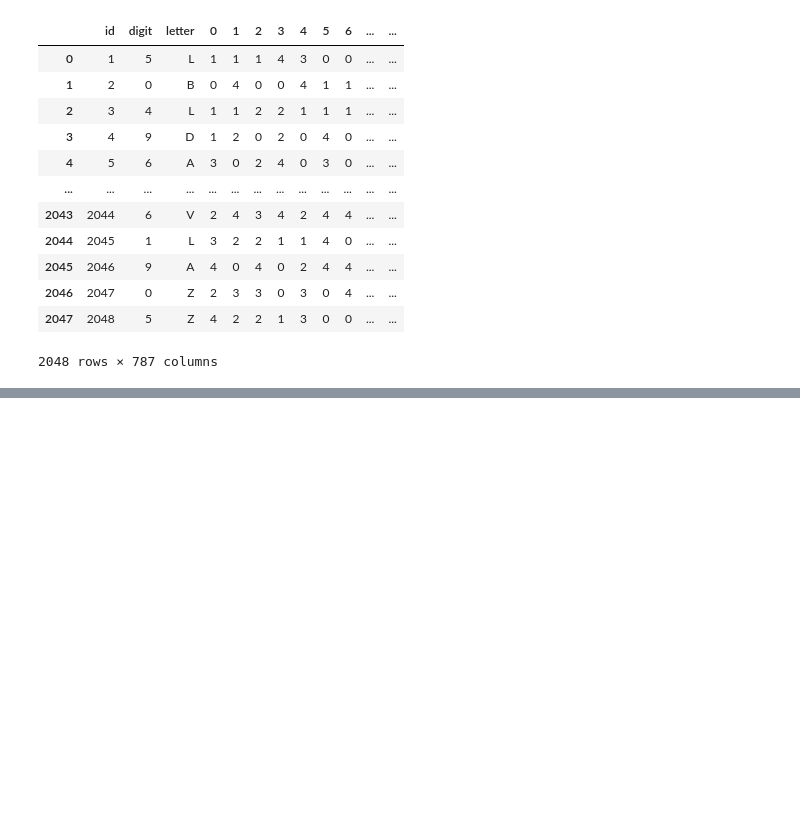
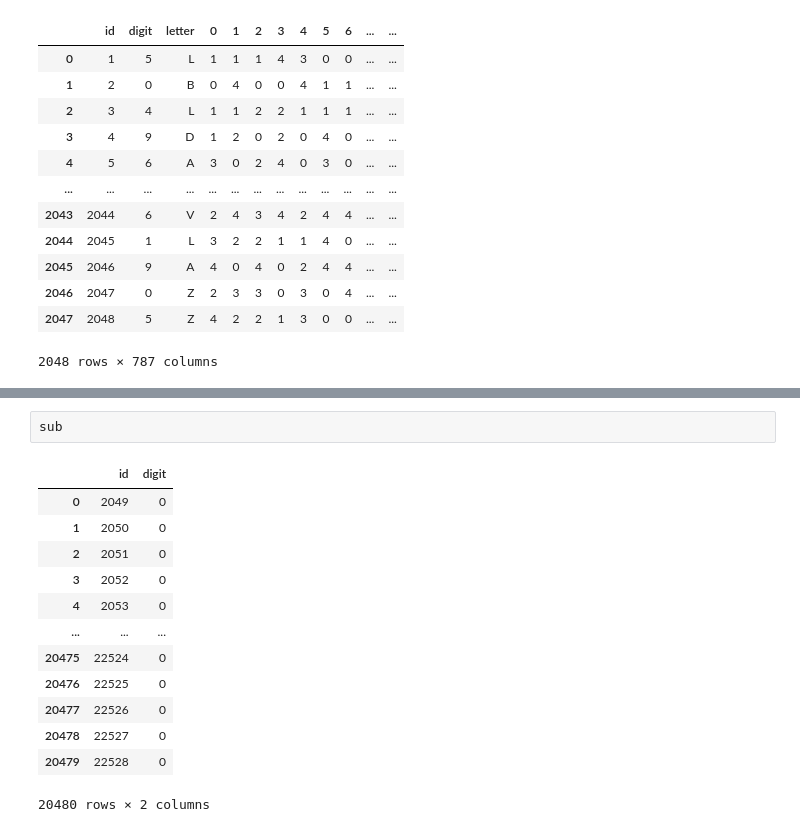
Before and after one commit to lhk063/Winter, a Jupyter notebook: 데이콘/컴퓨터 비전 학습 경진대회/cnn_mnist.ipynb, the cells around one changed output, grey strips where cells are left out. Saved outputs shown, nothing was run; the diff lists cells and outputs as text; blank space fills up the shorter version.

```diff
--- a/데이콘/컴퓨터 비전 학습 경진대회/cnn_mnist.ipynb
+++ b/데이콘/컴퓨터 비전 학습 경진대회/cnn_mnist.ipynb
@@ -122,0 +383,16 @@ train
+# %%
+sub
+# %% [output]
+|  | id | digit |
+| 0 | 2049 | 0 |
+| 1 | 2050 | 0 |
+| 2 | 2051 | 0 |
+| 3 | 2052 | 0 |
+| 4 | 2053 | 0 |
+| ... | ... | ... |
+| 20475 | 22524 | 0 |
+| 20476 | 22525 | 0 |
+| 20477 | 22526 | 0 |
+| 20478 | 22527 | 0 |
+| 20479 | 22528 | 0 |
+20480 rows × 2 columns
```
Also changed, not shown: parts of 35 cells of this notebook, 2 other files.
